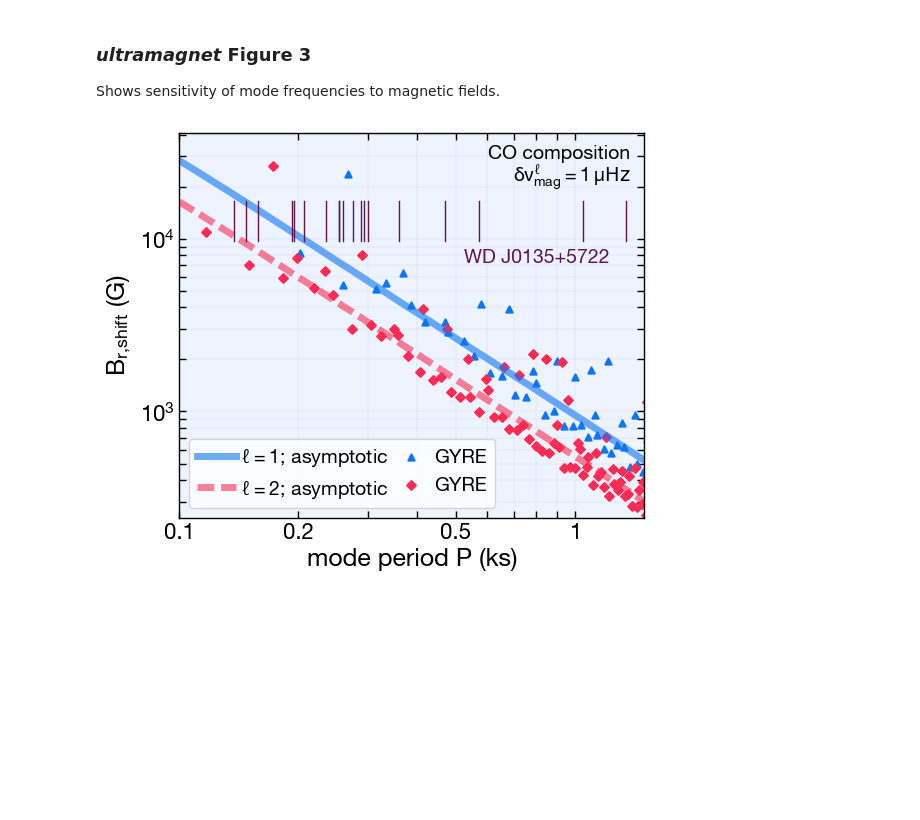
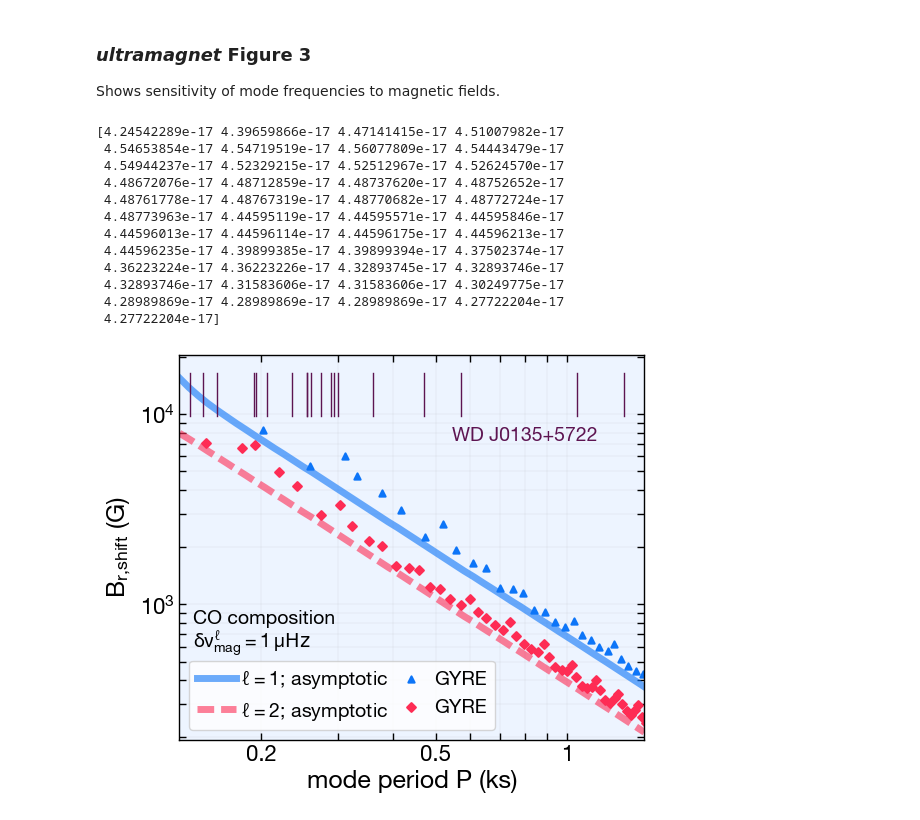
Before and after one commit to NicholasRui/qol, a Jupyter notebook: notebooks/ultramagnet_calculate_fields.ipynb, the cells around one changed output. Saved outputs shown, nothing was run; the diff lists cells and outputs as text; code cells hidden in the pictures; blank space fills up the shorter version.

Commit message:
Add ability to set inner BC for get_is_prop, specifically for hard sphere approximation for crystallized white dwarfs

```diff
--- a/notebooks/ultramagnet_calculate_fields.ipynb
+++ b/notebooks/ultramagnet_calculate_fields.ipynb
@@ -96,14 +96,16 @@ run_infos.append({'name': 'CO composition',
                  'field': f'{c_o_rundir}table_data_4_matlab.txt',
                  'field+3sig': f'{c_o_rundir_plus}1.22e+03_Myr.txt',
                  'field-3sig': f'{c_o_rundir_minus}1.06e+03_Myr.txt',
-                 'gyre_rel_path': 'c_o_gyre/',
-                 'input_profile_rel_path': 'profile69.data.GYRE'})
+                 'gyre_rel_path': 'c_o_gyre_cryst/',
+                 'input_profile_rel_path': 'profile69.data.GYRE',
+                 'Rin_in_R': 0.5394855359035048})
 run_infos.append({'name': 'ONe composition',
                   'name2': 'ONe',
                  'profile': f'{o_ne_rundir}table_data_profile_4.txt',
                  'field': f'{o_ne_rundir}table_data_4_matlab.txt',
-                 'gyre_rel_path': 'o_ne_gyre/',
-                 'input_profile_rel_path': 'profile83.data.GYRE'})
+                 'gyre_rel_path': 'o_ne_gyre_cryst/',
+                 'input_profile_rel_path': 'profile83.data.GYRE',
+                 'Rin_in_R': 0.7047993802454368})
 
 # plt.figure(figsize=(10, 6))
 fig, axs = plt.subplots(2, 2, height_ratios=[4, 5], figsize=(10, 6))
@@ -118,7 +120,8 @@ for ii in range(2):
     name = run_info['name']
     profile_fname = run_info['profile']
     field_fname = run_info['field']
-    seismology = read_ultramagnet_run(field_fname=field_fname, profile_fname=profile_fname, B0_MG=B0_MG)
+    Rin_in_R = run_info['Rin_in_R']
+    seismology = read_ultramagnet_run(field_fname=field_fname, profile_fname=profile_fname, B0_MG=B0_MG, Rin_in_R=Rin_in_R)
 
     ax = axs[0,ii]
     plt.sca(ax)
@@ -138,10 +141,13 @@ for ii in range(2):
     min_N_Sl1_div_2pi_in_uHz = seismology.min_N_Sl1_div_2pi_in_uHz
     max_N_Sl1_div_2pi_in_uHz = seismology.max_N_Sl1_div_2pi_in_uHz
 
+    min_N_Sl1_div_2pi_in_uHz_with_cryst = np.copy(min_N_Sl1_div_2pi_in_uHz)
+    min_N_Sl1_div_2pi_in_uHz_with_cryst[seismology.R / seismology.R[0] < seismology.Rin_in_R] *= 1e-10
+
     lw = 3
     plt.plot(one_minus_frac_R, N_div_2pi_in_uHz, c='#386641', ls='-', label='$N/2\pi$', lw=2, zorder=30000)
     plt.plot(one_minus_frac_R, Sl_div_2pi_in_uHz(l), c='#BC4749', ls='--', label=f'$S{l}/2\pi$', lw=2, zorder=30000)
-    plt.fill_between(one_minus_frac_R, min_N_Sl1_div_2pi_in_uHz, 1e-10 * min_N_Sl1_div_2pi_in_uHz, color='#A1C084', lw=0, zorder=-np.inf)
+    plt.fill_between(one_minus_frac_R, min_N_Sl1_div_2pi_in_uHz_with_cryst, 1e-10 * min_N_Sl1_div_2pi_in_uHz, color='#A1C084', lw=0, zorder=-np.inf)
     plt.fill_between(one_minus_frac_R, max_N_Sl1_div_2pi_in_uHz, 1e10 * max_N_Sl1_div_2pi_in_uHz, color='#FFCAB1', lw=0, zorder=-np.inf)
 
     # plot all modes
@@ -294,16 +300,6 @@ Shows sensitivity of mode frequencies to magnetic fields.
 # %%
 from qol.seismology.GyreRun import GyreRun
 import qol.info as info
-
-run_infos = []
-run_infos.append({'name': 'CO composition',
-                  'name2': 'CO',
-                 'profile': f'{c_o_rundir}table_data_profile_4.txt',
-                 'field': f'{c_o_rundir}table_data_4_matlab.txt',
-                 'field+3sig': f'{c_o_rundir_plus}1.22e+03_Myr.txt',
-                 'field-3sig': f'{c_o_rundir_minus}1.06e+03_Myr.txt',
-                 'gyre_rel_path': 'c_o_gyre/',
-                 'input_profile_rel_path': 'profile69.data.GYRE'})
 
 # Make figure plotting Bshift
 νB_uHz = 1 # fixed value
@@ -315,12 +311,13 @@ ax.set_xlabel('mode period P (ks)'); ax.set_xscale('log')
 ax.set_ylabel(r'$B_{r,\!shift}$ (G)'); ax.set_yscale('log')
 
 # grid to get quantities on
-P_ks_grid = np.geomspace(0.1, 1.5)
+P_ks_grid = np.geomspace(0.13, 1.5)
 P_s_grid = 1e3 * P_ks_grid
 
 ax.set_xlim(np.min(P_ks_grid), np.max(P_ks_grid)); ax.set_xscale('log')
 
 for ii in range(1):
+    # ii += 1 # for ONe
     run_info = run_infos[ii]
     name = run_info['name']
     name2 = run_info['name2']
@@ -336,7 +333,7 @@ for ii in range(1):
     scriptI_l1 = np.array([])
     scriptI_l2 = np.array([])
 
-    use_f_corr_RFH25 = False
+    use_f_corr_RFH25 = True
 
     for P in P_s_grid:
         val = seismology.get_Brshift_RFH25(νB_uHz=νB_uHz, l=1, P=P, use_f_corr_RFH25=use_f_corr_RFH25)
@@ -361,36 +358,50 @@ for ii in range(1):
     ax.plot(P_ks_grid, Brshift_l1, label='$\ell=1$; asymptotic', alpha=0.6, lw=5)
     ax.plot(P_ks_grid, Brshift_l2, label='$\ell=2$; asymptotic', alpha=0.6, ls=(0, (2.4, 1)), lw=5)
     ax.scatter(P_ks_arr_l1, Brshift_nonasympt_RFH25_grid_l1, label='GYRE', marker='^', s=20) #, label=l1)
     ax.scatter(P_ks_arr_l2, Brshift_nonasympt_RFH25_grid_l2, label='GYRE', marker='D', s=20) #, label=l2)
 
+    print(scriptI_l1[(P_s_grid > 138) & (P_s_grid < 1350)])
+
 def format_ticks(value, pos):
     if value <= 0:
         return ''
     power = int(np.floor(np.round(np.log10(value),3)))
     numb = int(np.round(value / 10 ** power))
     if numb in [1, 2, 5]:
         return f'{int(numb) * 10 ** power}'
 
 ax.xaxis.set_major_formatter(ticker.FuncFormatter(format_ticks))
 ax.xaxis.set_minor_formatter(ticker.FuncFormatter(format_ticks))
 
 edgescale = 1.3
-ax.set_ylim(1e2*np.sqrt(10)/edgescale, edgescale*np.sqrt(10)*1e4)
+ax.set_ylim(80*np.sqrt(10)/edgescale, edgescale*np.sqrt(10)*5e3)
 
-ax.legend(loc='lower left', ncols=2, columnspacing=0.2, handletextpad=0.2)
-ax.corner_text('CO composition', loc='upper right', dy=0.03)
-ax.corner_text(r'$\delta\nu_{mag}^\ell=1\,\mu\mathrm{Hz}$', loc='upper right', dy=0.08)
-
+ax.legend(loc='lower left', ncols=2, columnspacing=0.2, handletextpad=0.2) #, fontsize=13)
+dy0 = 0.21
+ax.corner_text('CO composition', loc='lower left', dy=0.08 + dy0)
+ax.corner_text(r'$\delta\nu_{mag}^\ell=1\,\mu\mathrm{Hz}$', loc='lower left', dy=0 + dy0)
 
 # plot all modes
 for P in Ps:
     P_ks = 1e-3 * P
 
     ax.plot(2*[P_ks], 4*np.array([1e3/1.3, 1e3*1.3]) * np.sqrt(10), c='xkcd:grape purple', lw=1)
 
 ax.text(0.8, 2.3e3 * np.sqrt(10), 'WD J0135+5722', ha='center', c='xkcd:grape purple')
 
 
 plt.savefig('ultramagnet_frequency_shifts.pdf')
 # %% [output]
+[4.24542289e-17 4.39659866e-17 4.47141415e-17 4.51007982e-17
+ 4.54653854e-17 4.54719519e-17 4.56077809e-17 4.54443479e-17
+ 4.54944237e-17 4.52329215e-17 4.52512967e-17 4.52624570e-17
+ 4.48672076e-17 4.48712859e-17 4.48737620e-17 4.48752652e-17
+ 4.48761778e-17 4.48767319e-17 4.48770682e-17 4.48772724e-17
+ 4.48773963e-17 4.44595119e-17 4.44595571e-17 4.44595846e-17
+ 4.44596013e-17 4.44596114e-17 4.44596175e-17 4.44596213e-17
+ 4.44596235e-17 4.39899385e-17 4.39899394e-17 4.37502374e-17
+ 4.36223224e-17 4.36223226e-17 4.32893745e-17 4.32893746e-17
+ 4.32893746e-17 4.31583606e-17 4.31583606e-17 4.30249775e-17
+ 4.28989869e-17 4.28989869e-17 4.28989869e-17 4.27722204e-17
+ 4.27722204e-17]
-[figure, old version]
+[figure, new version]
```
Also changed, not shown: parts of 2 cells of this notebook, 3 other files.
